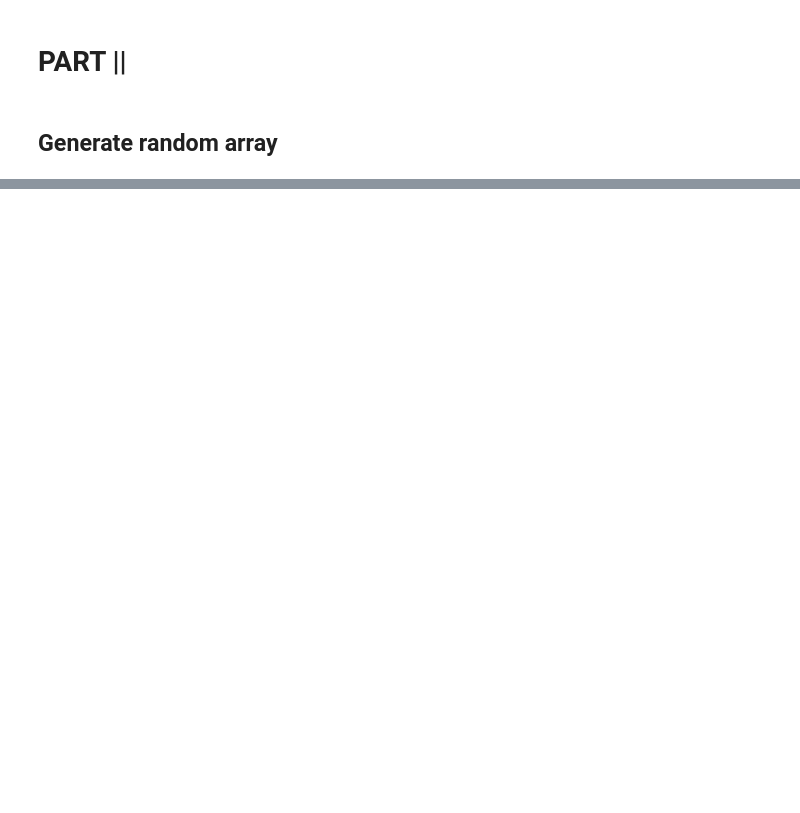
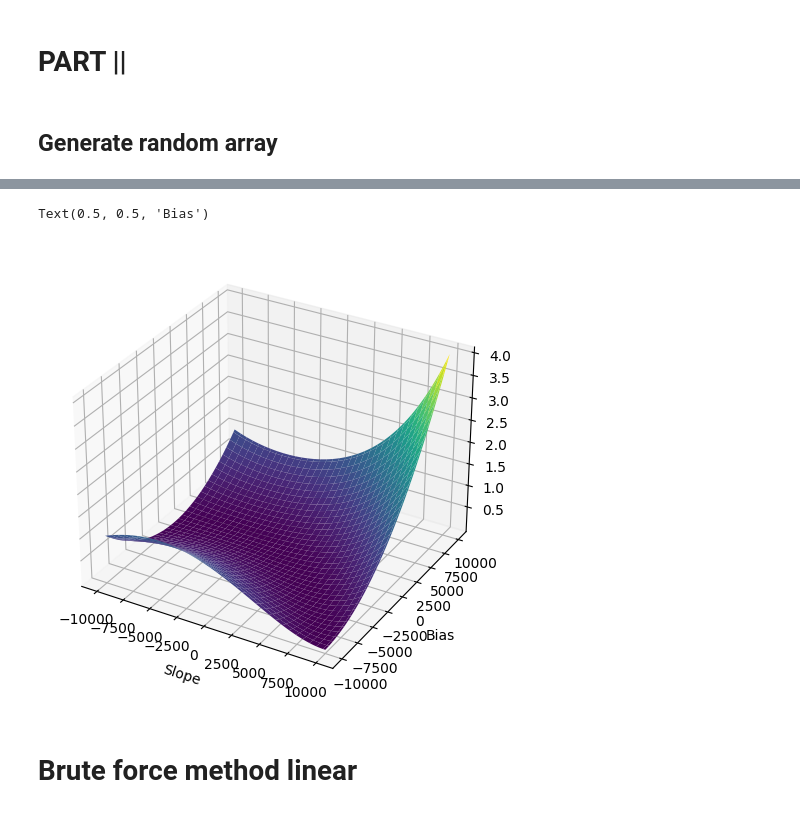
Before and after one commit to RuslanKozlyak/Labs_ITMO, a Jupyter notebook: AandD/Lr2.ipynb, the cells around one changed output, grey strips where cells are left out. Drawn from its saved outputs; the diff is of its cells as text; code cells hidden in the pictures; blank space fills up the shorter version.

```diff
--- a/AandD/Lr2.ipynb
+++ b/AandD/Lr2.ipynb
@@ -231,0 +235,21 @@ def rational approximant():
+# %%
+
+slope = np.linspace(-10000,10000,num=101)
+bias = np.linspace(-10000, 10000,num=101)
+w0, w1 = np.meshgrid(slope, bias)
+ypred = w0*x + w1
+loss = np.power((y-ypred),2)
+fig = plt.figure()
+ax = fig.add_subplot(projection='3d')
+
+surf = ax.plot_surface(w0,
+                    w1,
+                    loss,
+                    label="Loss surface",
+                    cmap='viridis', edgecolor='none')
+
+ax.set_xlabel('Slope')
+ax.set_ylabel('Bias')
+# %% [output]
+Text(0.5, 0.5, 'Bias')
+[figure, added]
@@ -231,0 +331,2 @@ def rational approximant():
+# %% [markdown]
+# Brute force method linear
```
Also changed, not shown: parts of 40 cells of this notebook.
